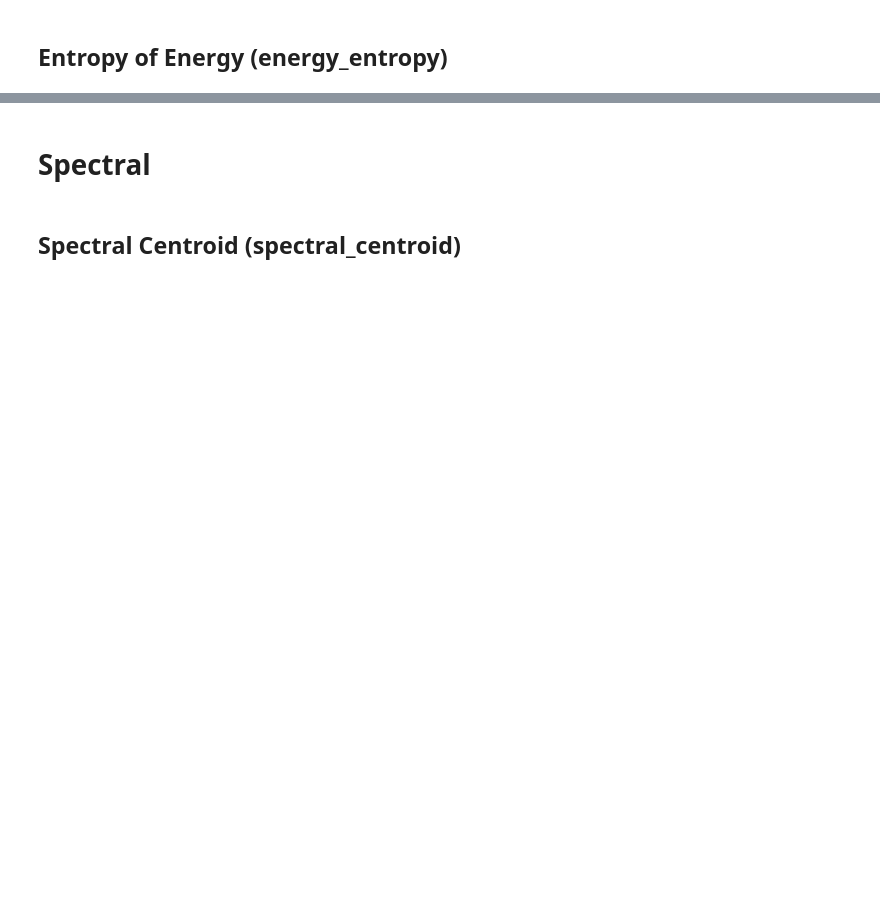
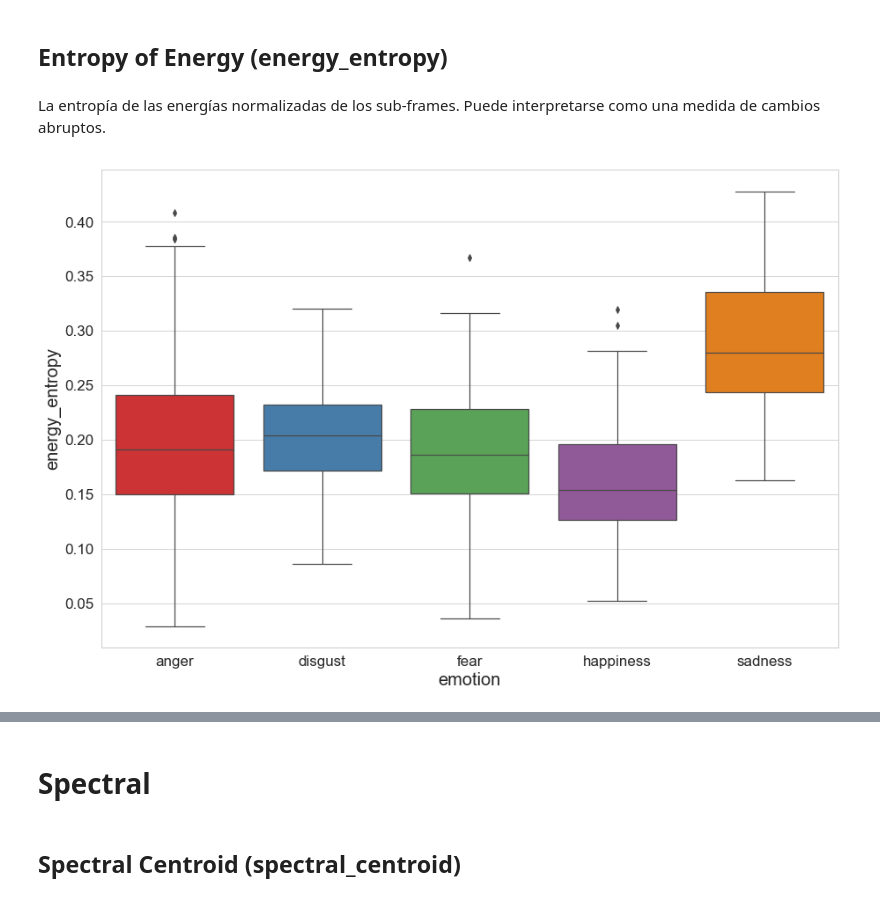
Before and after one commit to micaelgg/tfm-project, a Jupyter notebook: explorando-berlin.ipynb, the cells around one changed output, grey strips where cells are left out. Cells and saved outputs as stored; diff of their text form; code cells hidden in the pictures; blank space fills up the shorter version.

```diff
--- a/explorando-berlin.ipynb
+++ b/explorando-berlin.ipynb
@@ -140,2 +207,8 @@ df = df.set_index(["audio_number", "row"])
 # %% [markdown]
 ## Entropy of Energy (energy_entropy)
+# %% [markdown]
+La entropía de las energías normalizadas de los sub-frames. Puede interpretarse como una medida de cambios abruptos.
+# %%
+display_boxplot("energy_entropy", df, df_emotions)
+# %% [output]
+[figure, added]
```
Also changed, not shown: parts of 43 cells of this notebook, 1 other file.
